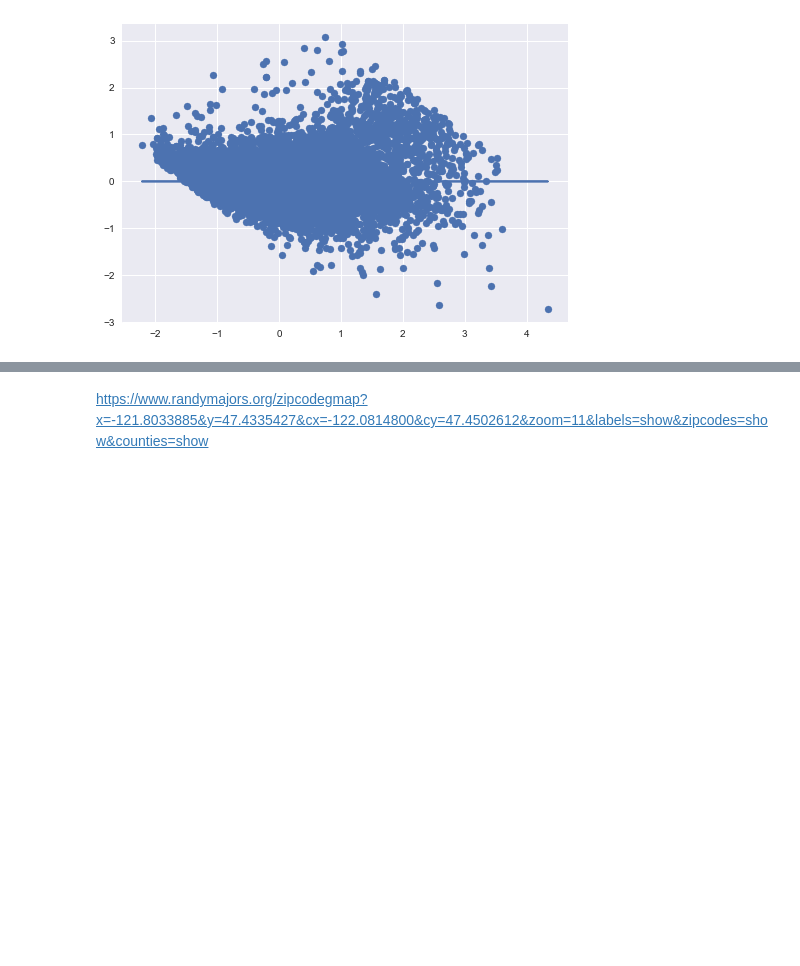
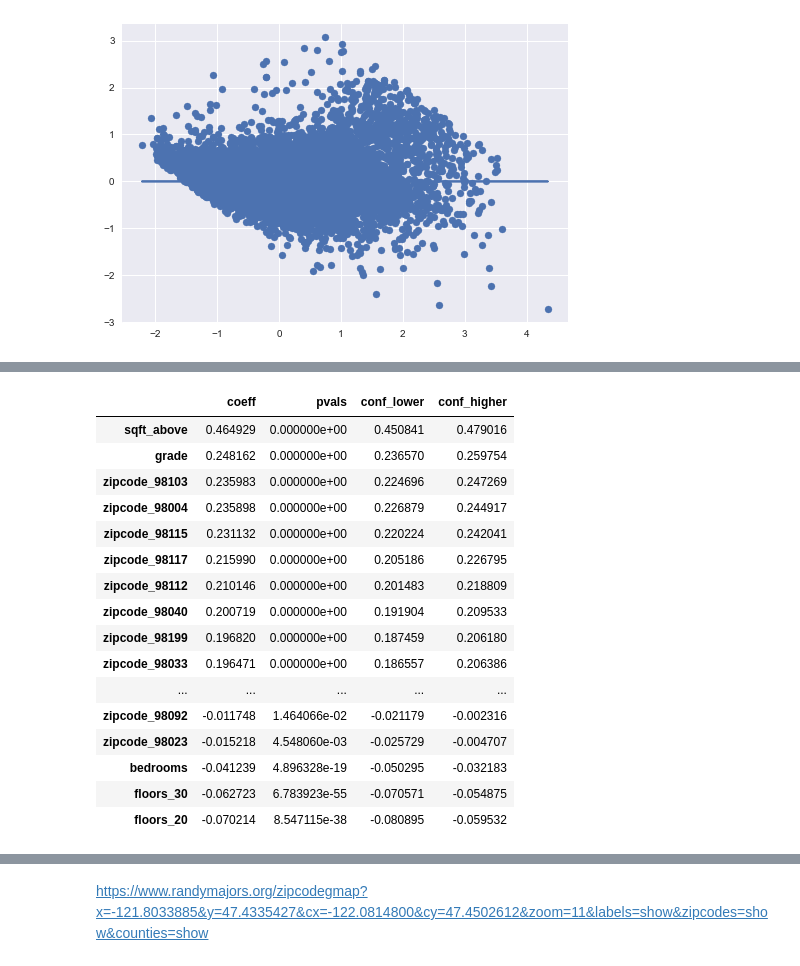
Before and after one commit to jxn628/dsc-home-price-analysis, a Jupyter notebook: student.ipynb, the cells around one changed output, grey strips where cells are left out. Cells and saved outputs as stored; diff of their text form; code cells hidden in the pictures; blank space fills up the shorter version.

Commit message:
analysis of final model

```diff
--- a/student.ipynb
+++ b/student.ipynb
@@ -1120,0 +1087,4 @@ list(zip(x_cols, vif))
+# %%
+# Bringing up my model to analyze
+results = ols(formula=formula, data=train).fit()
+model.summary()
@@ -1120,0 +1124,23 @@ list(zip(x_cols, vif))
+# %%
+#Source: https://stackoverflow.com/questions/51734180/converting-statsmodels-summary-object-to-pandas-dataframe
+#formula by Micheal B.
+
+def results_summary_to_dataframe(results):
+    '''take the result of an statsmodel results table and transforms it into a dataframe'''
+    pvals = results.pvalues
+    coeff = results.params
+    conf_lower = results.conf_int()[0]
+    conf_higher = results.conf_int()[1]
+
+    results_df = pd.DataFrame({"pvals":pvals,
+                               "coeff":coeff,
+                               "conf_lower":conf_lower,
+                               "conf_higher":conf_higher
+                                })
+
+    #Reordering...
+    results_df = results_df[["coeff","pvals","conf_lower","conf_higher"]]
+    return results_df
+# %%
+result_df = results_summary_to_dataframe(results)
+result_df.head()
@@ -1120,0 +1154,20 @@ list(zip(x_cols, vif))
+# %%
+result_df.sort_values('coeff', ascending=False)
+# %% [output]
+|  | coeff | pvals | conf_lower | conf_higher |
+| sqft_above | 0.464929 | 0.000000e+00 | 0.450841 | 0.479016 |
+| grade | 0.248162 | 0.000000e+00 | 0.236570 | 0.259754 |
+| zipcode_98103 | 0.235983 | 0.000000e+00 | 0.224696 | 0.247269 |
+| zipcode_98004 | 0.235898 | 0.000000e+00 | 0.226879 | 0.244917 |
+| zipcode_98115 | 0.231132 | 0.000000e+00 | 0.220224 | 0.242041 |
+| zipcode_98117 | 0.215990 | 0.000000e+00 | 0.205186 | 0.226795 |
+| zipcode_98112 | 0.210146 | 0.000000e+00 | 0.201483 | 0.218809 |
+| zipcode_98040 | 0.200719 | 0.000000e+00 | 0.191904 | 0.209533 |
+| zipcode_98199 | 0.196820 | 0.000000e+00 | 0.187459 | 0.206180 |
+| zipcode_98033 | 0.196471 | 0.000000e+00 | 0.186557 | 0.206386 |
+| ... | ... | ... | ... | ... |
+| zipcode_98092 | -0.011748 | 1.464066e-02 | -0.021179 | -0.002316 |
+| zipcode_98023 | -0.015218 | 4.548060e-03 | -0.025729 | -0.004707 |
+| bedrooms | -0.041239 | 4.896328e-19 | -0.050295 | -0.032183 |
+| floors_30 | -0.062723 | 6.783923e-55 | -0.070571 | -0.054875 |
+| floors_20 | -0.070214 | 8.547115e-38 | -0.080895 | -0.059532 |
```
Also changed, not shown: parts of 69 cells of this notebook.
